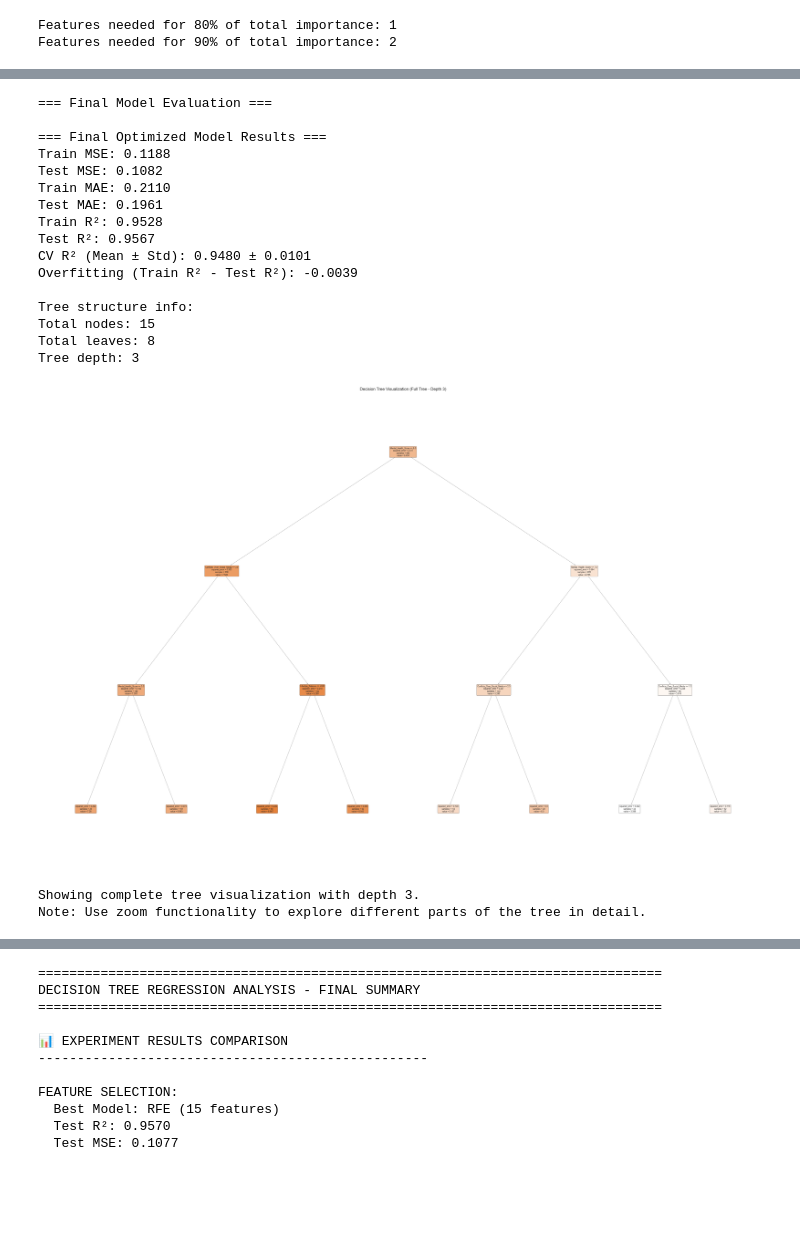
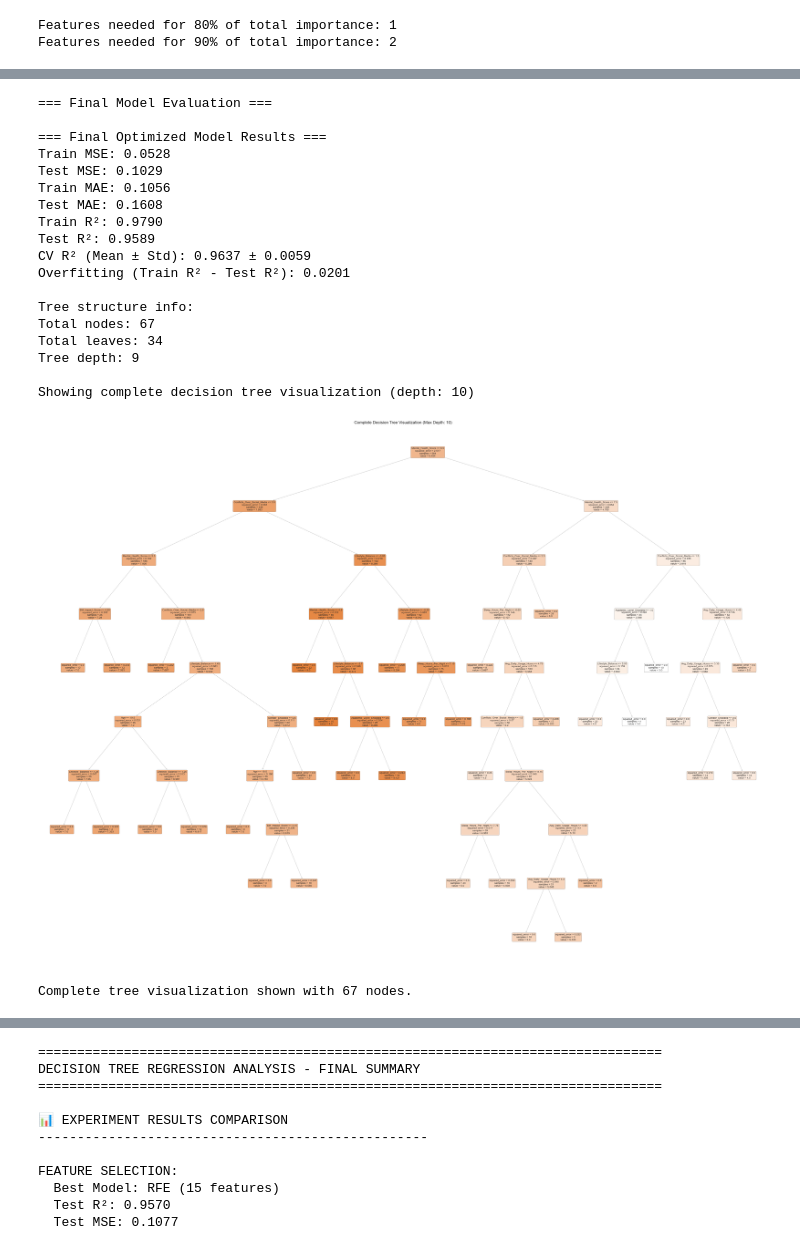
Before and after one commit to tsaqifimtinan/finalproject-kel-8-pm-d, a Jupyter notebook: decision tree/decision_tree_regression_analysis.ipynb, the cells around one changed output, grey strips where cells are left out. Cells and saved outputs as stored; diff of their text form; code cells hidden in the pictures; blank space fills up the shorter version.

```diff
--- a/decision tree/decision_tree_regression_analysis.ipynb
+++ b/decision tree/decision_tree_regression_analysis.ipynb
@@ -988,12 +860,9 @@ Corresponding overfitting: -0.0039
 # Final Model Evaluation and Tree Visualization
 print("=== Final Model Evaluation ===")
 
-# Create final optimized model
-# Convert optimal_depth to int if it's not None
-optimal_depth_int = int(optimal_depth) if optimal_depth is not None else None
-
+# Create final optimized model using the best parameters from GridSearchCV
 final_model = DecisionTreeRegressor(
-    max_depth=optimal_depth_int,
+    max_depth=grid_search.best_params_['max_depth'],
     min_samples_split=grid_search.best_params_['min_samples_split'],
     min_samples_leaf=grid_search.best_params_['min_samples_leaf'],
     max_features=grid_search.best_params_['max_features'],
@@ -1008,63 +877,62 @@ print_results(final_results)
 # Visualize the decision tree
 print(f"\nTree structure info:")
 print(f"Total nodes: {final_model.tree_.node_count}")
 print(f"Total leaves: {final_model.get_n_leaves()}")
 print(f"Tree depth: {final_model.tree_.max_depth}")
 
-# Show visualization with appropriate depth limitation
-if optimal_depth and optimal_depth <= 8:
-    # For trees with depth <= 8, show visualization
-    plt.figure(figsize=(30, 20))
-    plot_tree(final_model,
-              feature_names=X_train_tuning.columns.tolist(),
-              filled=True,
-              rounded=True,
-              fontsize=6,
-              proportion=False,
-              impurity=True)
-    plt.title(f"Decision Tree Visualization (Full Tree - Depth {optimal_depth_int})")
-    plt.tight_layout()
-    plt.show()
+# Show visualization of the final optimized tree with full depth
+optimal_depth = grid_search.best_params_['max_depth']
+print(f"\nShowing complete decision tree visualization (depth: {optimal_depth})")
 
-    print(f"\nShowing complete tree visualization with depth {optimal_depth_int}.")
-    print("Note: Use zoom functionality to explore different parts of the tree in detail.")
-else:
-    print(f"\nTree is too deep (depth={optimal_depth_int}) for clear visualization.")
-    print("Showing tree structure summary instead.")
+plt.figure(figsize=(40, 30))
+plot_tree(final_model,
+          feature_names=X_train_tuning.columns.tolist(),
+          filled=True,
+          rounded=True,
+          fontsize=10,
+          proportion=False,
+          impurity=True,
+          max_depth=10)  # Show up to depth 10
+plt.title(f"Complete Decision Tree Visualization (Max Depth: {optimal_depth})", fontsize=16)
+plt.tight_layout()
+plt.show()
+
+print(f"Complete tree visualization shown with {final_model.tree_.node_count} nodes.")
 
 # Prediction vs Actual scatter plot
 y_pred_final = final_model.predict(X_test_tuning)
 
 plt.figure(figsize=(10, 8))
 plt.scatter(y_test, y_pred_final, alpha=0.6, color='blue')
 plt.plot([y_test.min(), y_test.max()], [y_test.min(), y_test.max()], 'r--', lw=2)
 plt.xlabel('Actual Addiction Score')
 plt.ylabel('Predicted Addiction Score')
 plt.title('Actual vs Predicted Addiction Scores')
 plt.grid(True, alpha=0.3)
 
 # Add R² score to the plot
 plt.text(0.05, 0.95, f'R² = {final_results["Test_R2"]:.4f}',
          transform=plt.gca().transAxes, fontsize=12,
          bbox=dict(boxstyle='round', facecolor='wheat', alpha=0.5))
 plt.show()
 # %% [output]
 === Final Model Evaluation ===
 
 === Final Optimized Model Results ===
-Train MSE: 0.1188
-Test MSE: 0.1082
-Train MAE: 0.2110
-Test MAE: 0.1961
-Train R²: 0.9528
-Test R²: 0.9567
-CV R² (Mean ± Std): 0.9480 ± 0.0101
-Overfitting (Train R² - Test R²): -0.0039
+Train MSE: 0.0528
+Test MSE: 0.1029
+Train MAE: 0.1056
+Test MAE: 0.1608
+Train R²: 0.9790
+Test R²: 0.9589
+CV R² (Mean ± Std): 0.9637 ± 0.0059
+Overfitting (Train R² - Test R²): 0.0201
 
 Tree structure info:
-Total nodes: 15
-Total leaves: 8
-Tree depth: 3
+Total nodes: 67
+Total leaves: 34
+Tree depth: 9
+
+Showing complete decision tree visualization (depth: 10)
-[figure, old version]
+[figure, new version]
-Showing complete tree visualization with depth 3.
-Note: Use zoom functionality to explore different parts of the tree in detail.
+Complete tree visualization shown with 67 nodes.
```
Also changed, not shown: parts of 5 cells of this notebook.
